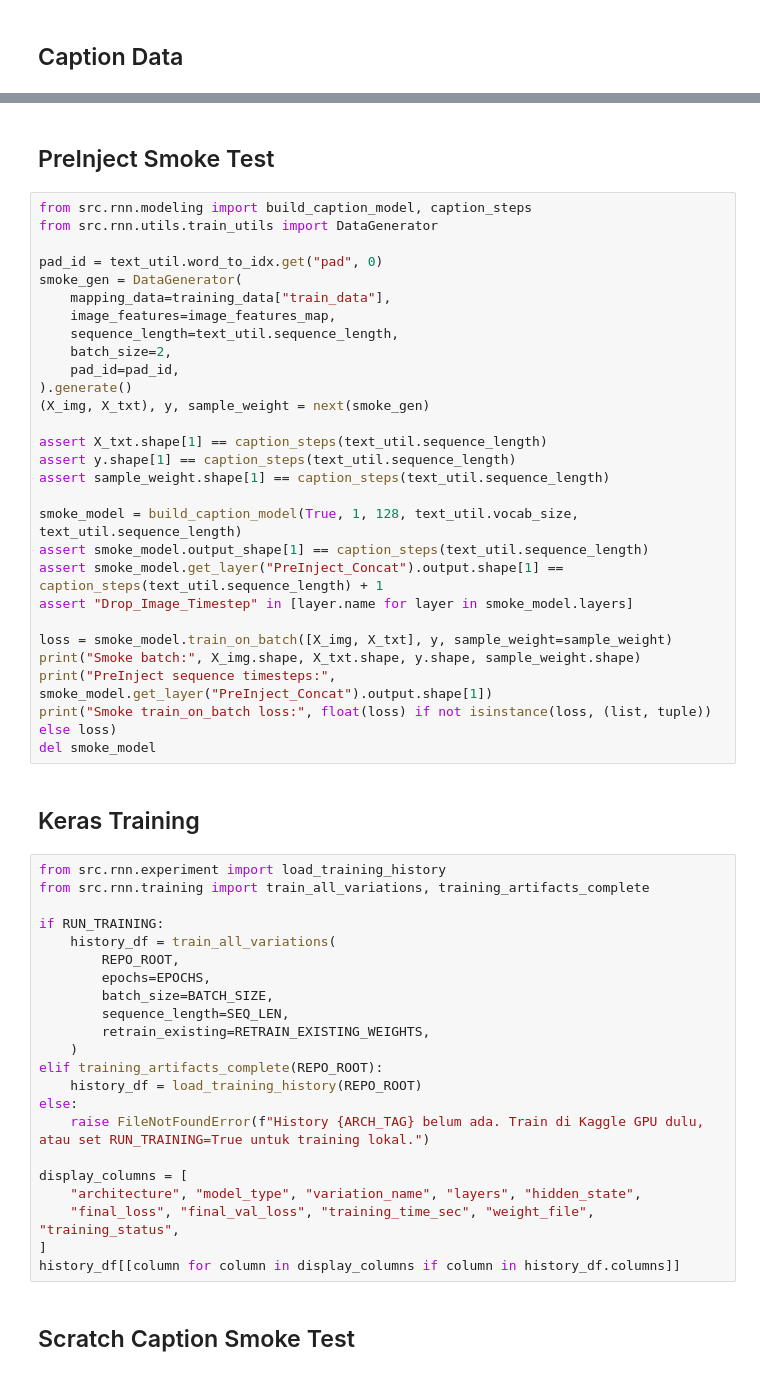
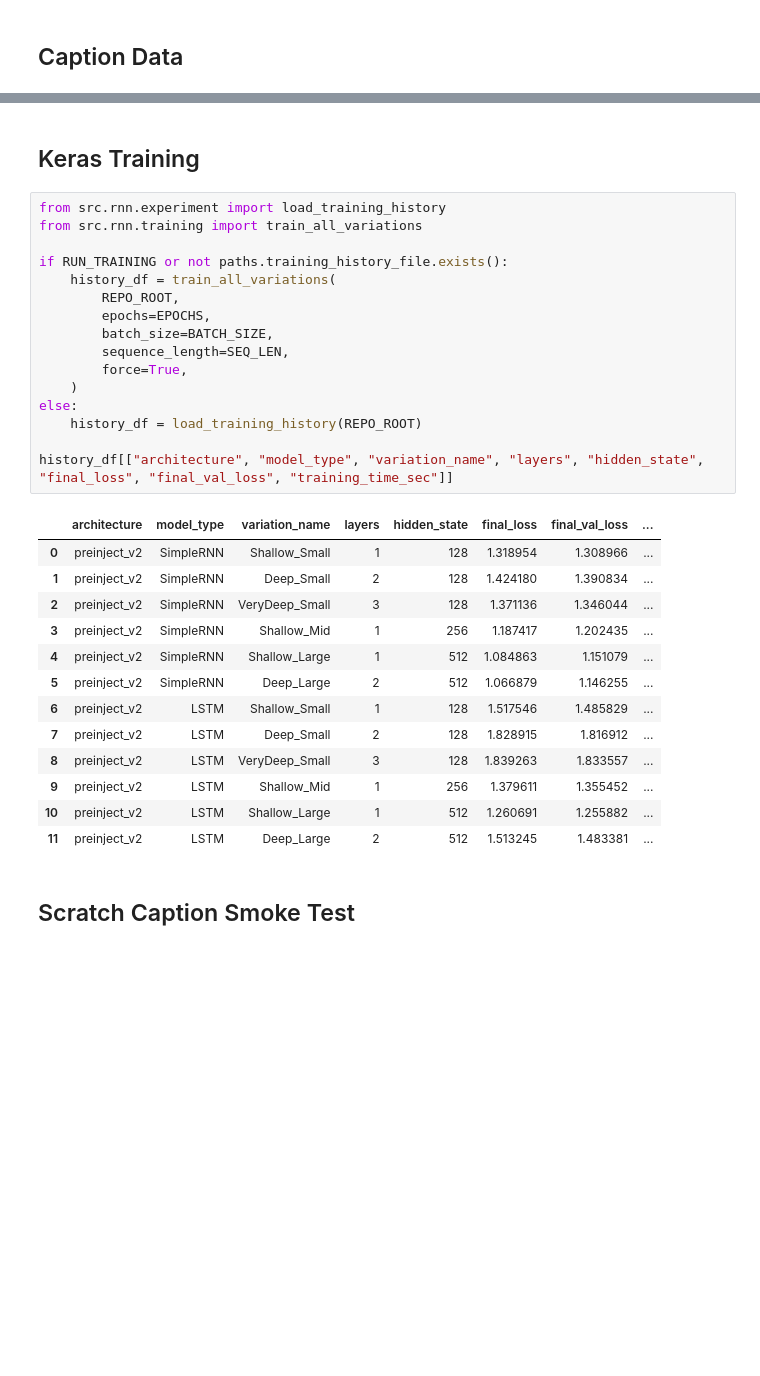
Before and after one commit to Farhanabd05/Tubes2ML_KicauMania, a Jupyter notebook: src/rnn/rnn_notebook.ipynb, the cells around one changed output, grey strips where cells are left out. Cells and saved outputs as stored; diff of their text form; blank space fills up the shorter version.

Commit message:
feat: yang ada outputnya

```diff
--- a/src/rnn/rnn_notebook.ipynb
+++ b/src/rnn/rnn_notebook.ipynb
@@ -68,57 +87,35 @@ print(f"Scaled feature vectors ready: {len(image_features_map)}")
-# %% [markdown]
-## PreInject Smoke Test
-# %%
-from src.rnn.modeling import build_caption_model, caption_steps
-from src.rnn.utils.train_utils import DataGenerator
-
-pad_id = text_util.word_to_idx.get("pad", 0)
-smoke_gen = DataGenerator(
-    mapping_data=training_data["train_data"],
-    image_features=image_features_map,
-    sequence_length=text_util.sequence_length,
-    batch_size=2,
-    pad_id=pad_id,
-).generate()
-(X_img, X_txt), y, sample_weight = next(smoke_gen)
-
-assert X_txt.shape[1] == caption_steps(text_util.sequence_length)
-assert y.shape[1] == caption_steps(text_util.sequence_length)
-assert sample_weight.shape[1] == caption_steps(text_util.sequence_length)
-
-smoke_model = build_caption_model(True, 1, 128, text_util.vocab_size, text_util.sequence_length)
-assert smoke_model.output_shape[1] == caption_steps(text_util.sequence_length)
-assert smoke_model.get_layer("PreInject_Concat").output.shape[1] == caption_steps(text_util.sequence_length) + 1
-assert "Drop_Image_Timestep" in [layer.name for layer in smoke_model.layers]
-
-loss = smoke_model.train_on_batch([X_img, X_txt], y, sample_weight=sample_weight)
-print("Smoke batch:", X_img.shape, X_txt.shape, y.shape, sample_weight.shape)
-print("PreInject sequence timesteps:", smoke_model.get_layer("PreInject_Concat").output.shape[1])
-print("Smoke train_on_batch loss:", float(loss) if not isinstance(loss, (list, tuple)) else loss)
-del smoke_model
 # %% [markdown]
 ## Keras Training
 # %%
 from src.rnn.experiment import load_training_history
-from src.rnn.training import train_all_variations, training_artifacts_complete
+from src.rnn.training import train_all_variations
 
-if RUN_TRAINING:
+if RUN_TRAINING or not paths.training_history_file.exists():
     history_df = train_all_variations(
         REPO_ROOT,
         epochs=EPOCHS,
         batch_size=BATCH_SIZE,
         sequence_length=SEQ_LEN,
-        retrain_existing=RETRAIN_EXISTING_WEIGHTS,
+        force=True,
     )
-elif training_artifacts_complete(REPO_ROOT):
+else:
     history_df = load_training_history(REPO_ROOT)
-else:
-    raise FileNotFoundError(f"History {ARCH_TAG} belum ada. Train di Kaggle GPU dulu, atau set RUN_TRAINING=True untuk training lokal.")
 
-display_columns = [
-    "architecture", "model_type", "variation_name", "layers", "hidden_state",
-    "final_loss", "final_val_loss", "training_time_sec", "weight_file", "training_status",
-]
-history_df[[column for column in display_columns if column in history_df.columns]]
+history_df[["architecture", "model_type", "variation_name", "layers", "hidden_state", "final_loss", "final_val_loss", "training_time_sec"]]
+# %% [output]
+|  | architecture | model_type | variation_name | layers | hidden_state | final_loss | final_val_loss | ... |
+| 0 | preinject_v2 | SimpleRNN | Shallow_Small | 1 | 128 | 1.318954 | 1.308966 | ... |
+| 1 | preinject_v2 | SimpleRNN | Deep_Small | 2 | 128 | 1.424180 | 1.390834 | ... |
+| 2 | preinject_v2 | SimpleRNN | VeryDeep_Small | 3 | 128 | 1.371136 | 1.346044 | ... |
+| 3 | preinject_v2 | SimpleRNN | Shallow_Mid | 1 | 256 | 1.187417 | 1.202435 | ... |
+| 4 | preinject_v2 | SimpleRNN | Shallow_Large | 1 | 512 | 1.084863 | 1.151079 | ... |
+| 5 | preinject_v2 | SimpleRNN | Deep_Large | 2 | 512 | 1.066879 | 1.146255 | ... |
+| 6 | preinject_v2 | LSTM | Shallow_Small | 1 | 128 | 1.517546 | 1.485829 | ... |
+| 7 | preinject_v2 | LSTM | Deep_Small | 2 | 128 | 1.828915 | 1.816912 | ... |
+| 8 | preinject_v2 | LSTM | VeryDeep_Small | 3 | 128 | 1.839263 | 1.833557 | ... |
+| 9 | preinject_v2 | LSTM | Shallow_Mid | 1 | 256 | 1.379611 | 1.355452 | ... |
+| 10 | preinject_v2 | LSTM | Shallow_Large | 1 | 512 | 1.260691 | 1.255882 | ... |
+| 11 | preinject_v2 | LSTM | Deep_Large | 2 | 512 | 1.513245 | 1.483381 | ... |
 # %% [markdown]
 ## Scratch Caption Smoke Test
 # %%
```
Also changed, not shown: parts of 13 cells of this notebook.
